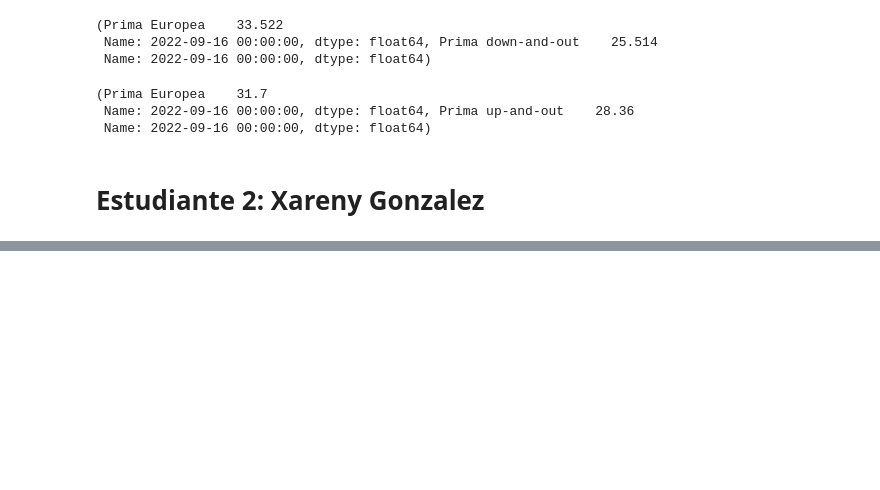
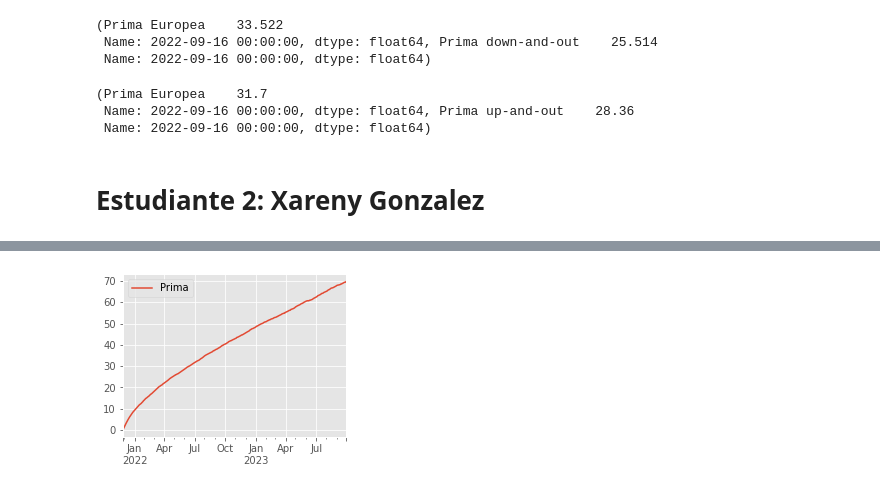
Before and after one commit to gerardogonz/Tarea10_GonzalezGerardo_GonzalezXareny, a Jupyter notebook: Tarea10_GonzalezGerardo_GonzalezXareny.ipynb, the cells around one changed output, grey strips where cells are left out. Drawn from its saved outputs; the diff is of its cells as text; code cells hidden in the pictures; blank space fills up the shorter version.

```diff
--- a/Tarea10_GonzalezGerardo_GonzalezXareny.ipynb
+++ b/Tarea10_GonzalezGerardo_GonzalezXareny.ipynb
@@ -267,0 +332,21 @@ put.iloc[-1],put_.iloc[-1]
+# %%
+from datetime import date
+today = pd.Timestamp(date.today())
+expiry = '2023-10-01'
+dates = pd.date_range(start = today,
+                      end = expiry,
+                      freq = 'B')
+
+ndays = len(dates)
+nscen = 10000
+K = 340
+S0 = closes_micro.iloc[-1]
+sim_ret = pd.DataFrame(sigma*np.random.randn(ndays,nscen)+r,index=dates)
+sim_closes = S0*np.exp(sim_ret.cumsum())
+
+
+strike = K
+call_=pd.DataFrame({'Prima':np.exp(-r*ndays)*np.fmax(sim_closes - strike,0).mean(axis=1)},index=dates)
+call_.plot(figsize=(4,3));
+# %% [output]
+[figure, added]
```
Also changed, not shown: parts of 17 cells of this notebook.
